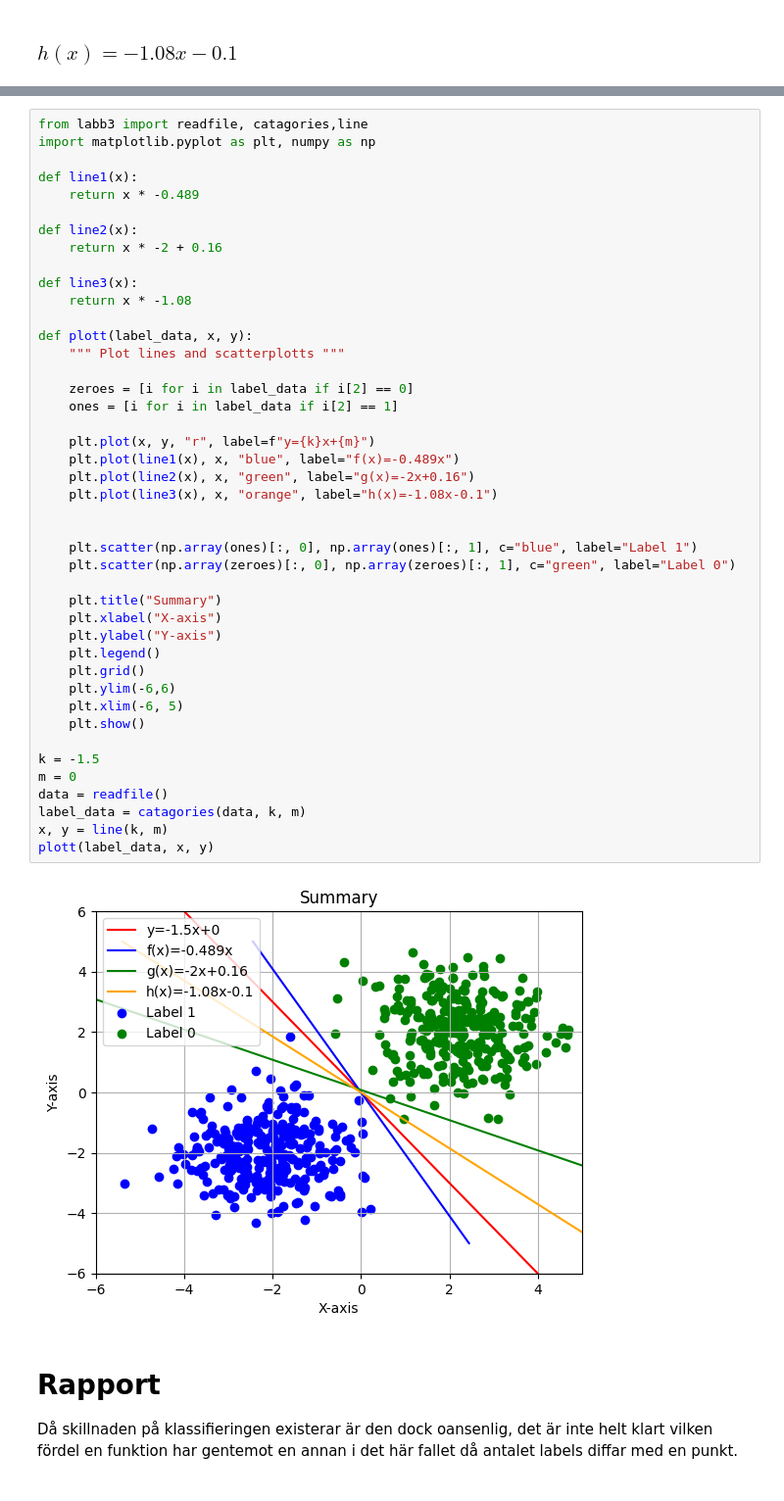
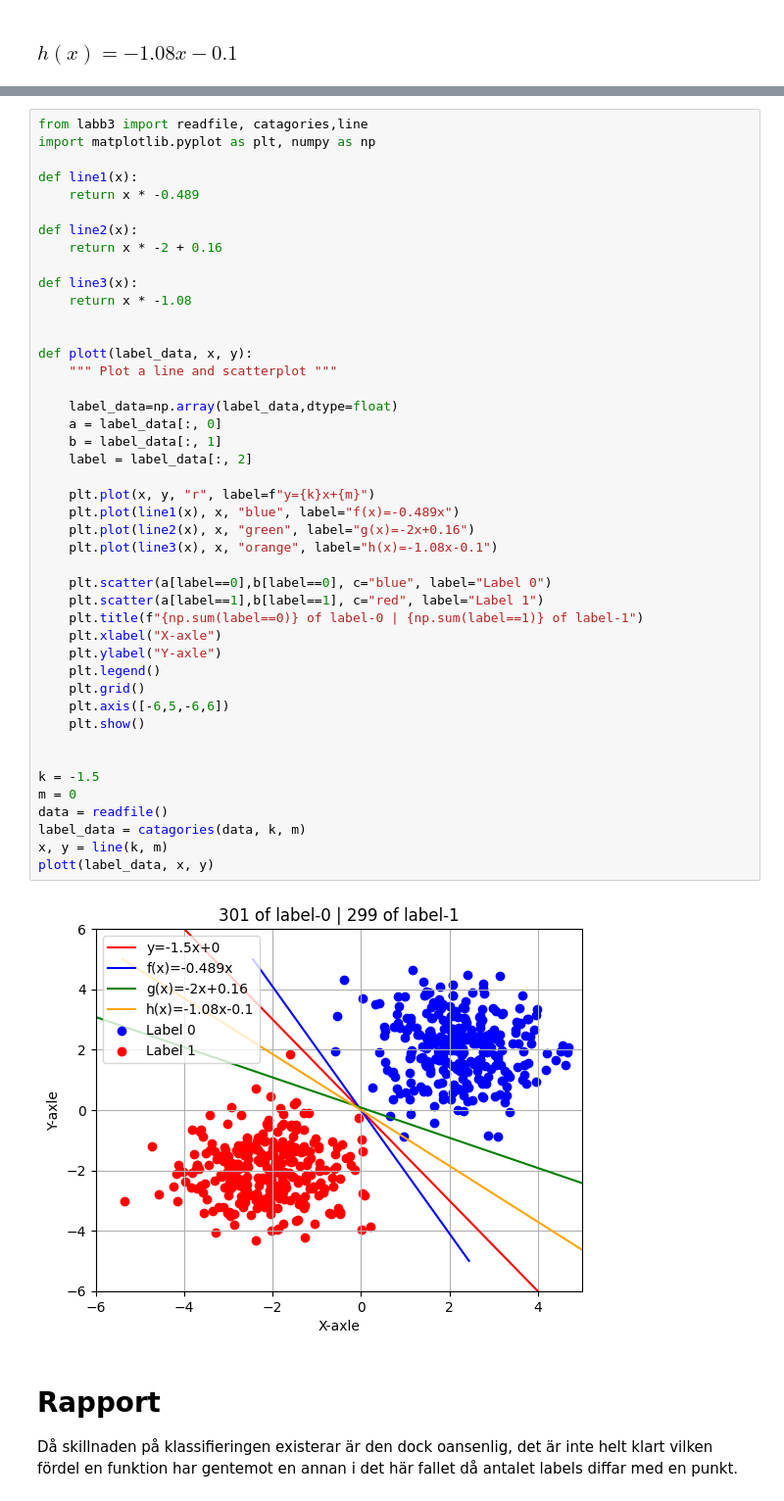
Before and after one commit to MrEcE0046/AI-ML-Grundkunskaper, a Jupyter notebook: Labs/labb3/labb3.jup.ipynb, the cells around one changed output, grey strips where cells are left out. Shown: that part at 98% size. Saved outputs shown, nothing was run; the diff lists cells and outputs as text.

```diff
--- a/Labs/labb3/labb3.jup.ipynb
+++ b/Labs/labb3/labb3.jup.ipynb
@@ -45,46 +45,47 @@ from labb3 import readfile, catagories,line
 import matplotlib.pyplot as plt, numpy as np
 
 def line1(x):
     return x * -0.489
 
 def line2(x):
     return x * -2 + 0.16
 
 def line3(x):
     return x * -1.08
 
+
 def plott(label_data, x, y):
-    """ Plot lines and scatterplotts """
+    """ Plot a line and scatterplot """
 
-    zeroes = [i for i in label_data if i[2] == 0]
-    ones = [i for i in label_data if i[2] == 1]
+    label_data=np.array(label_data,dtype=float)
+    a = label_data[:, 0]
+    b = label_data[:, 1]
+    label = label_data[:, 2]
 
     plt.plot(x, y, "r", label=f"y={k}x+{m}")
     plt.plot(line1(x), x, "blue", label="f(x)=-0.489x")
     plt.plot(line2(x), x, "green", label="g(x)=-2x+0.16")
     plt.plot(line3(x), x, "orange", label="h(x)=-1.08x-0.1")
 
-
-    plt.scatter(np.array(ones)[:, 0], np.array(ones)[:, 1], c="blue", label="Label 1")
-    plt.scatter(np.array(zeroes)[:, 0], np.array(zeroes)[:, 1], c="green", label="Label 0")
-
-    plt.title("Summary")
-    plt.xlabel("X-axis")
-    plt.ylabel("Y-axis")
+    plt.scatter(a[label==0],b[label==0], c="blue", label="Label 0")
+    plt.scatter(a[label==1],b[label==1], c="red", label="Label 1")
+    plt.title(f"{np.sum(label==0)} of label-0 | {np.sum(label==1)} of label-1")
+    plt.xlabel("X-axle")
+    plt.ylabel("Y-axle")
     plt.legend()
     plt.grid()
-    plt.ylim(-6,6)
-    plt.xlim(-6, 5)
+    plt.axis([-6,5,-6,6])
     plt.show()
+
 
 k = -1.5
 m = 0
 data = readfile()
 label_data = catagories(data, k, m)
 x, y = line(k, m)
 plott(label_data, x, y)
 # %% [output]
-[figure, old version]
+[figure, new version]
 # %% [markdown]
 # Rapport
  Då skillnaden på klassifieringen existerar är den dock oansenlig, det är inte helt klart vilken fördel en funktion har gentemot en annan i det här fallet då antalet labels diffar med en punkt.
```
Also changed, not shown: parts of 3 cells of this notebook, 2 other files.
